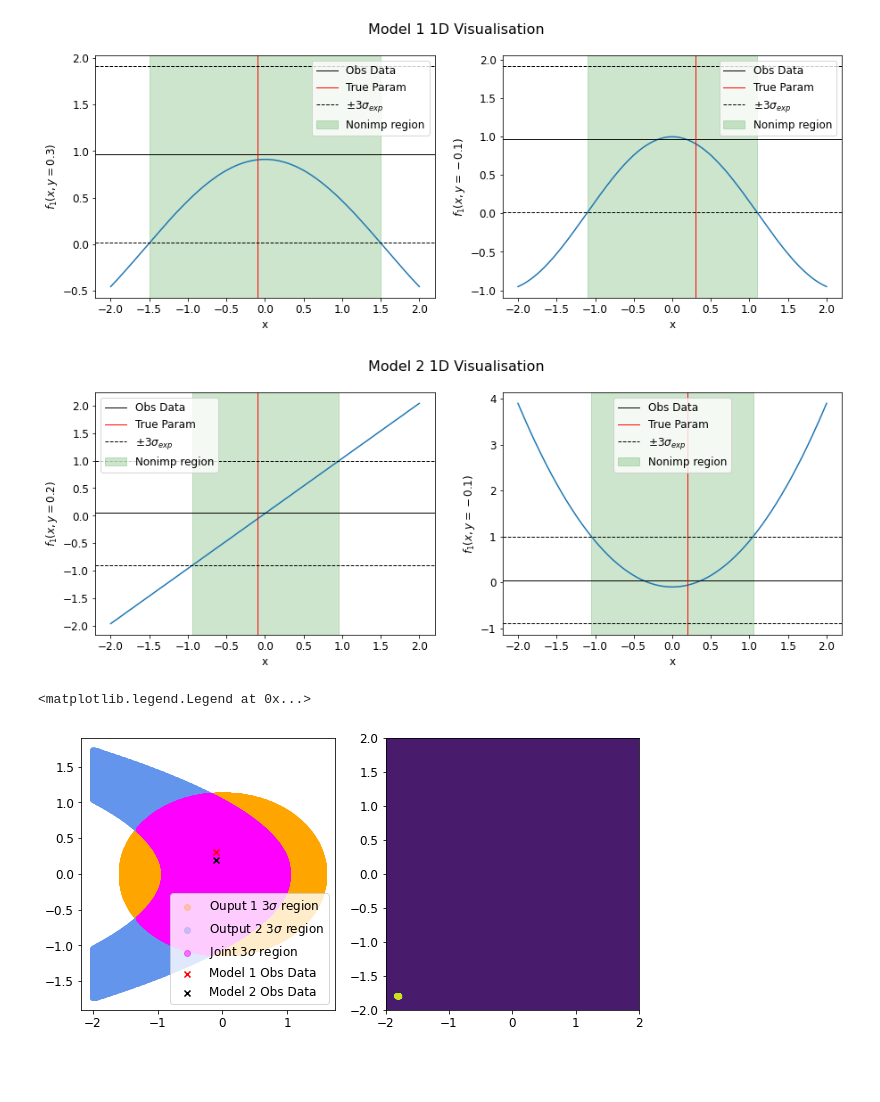
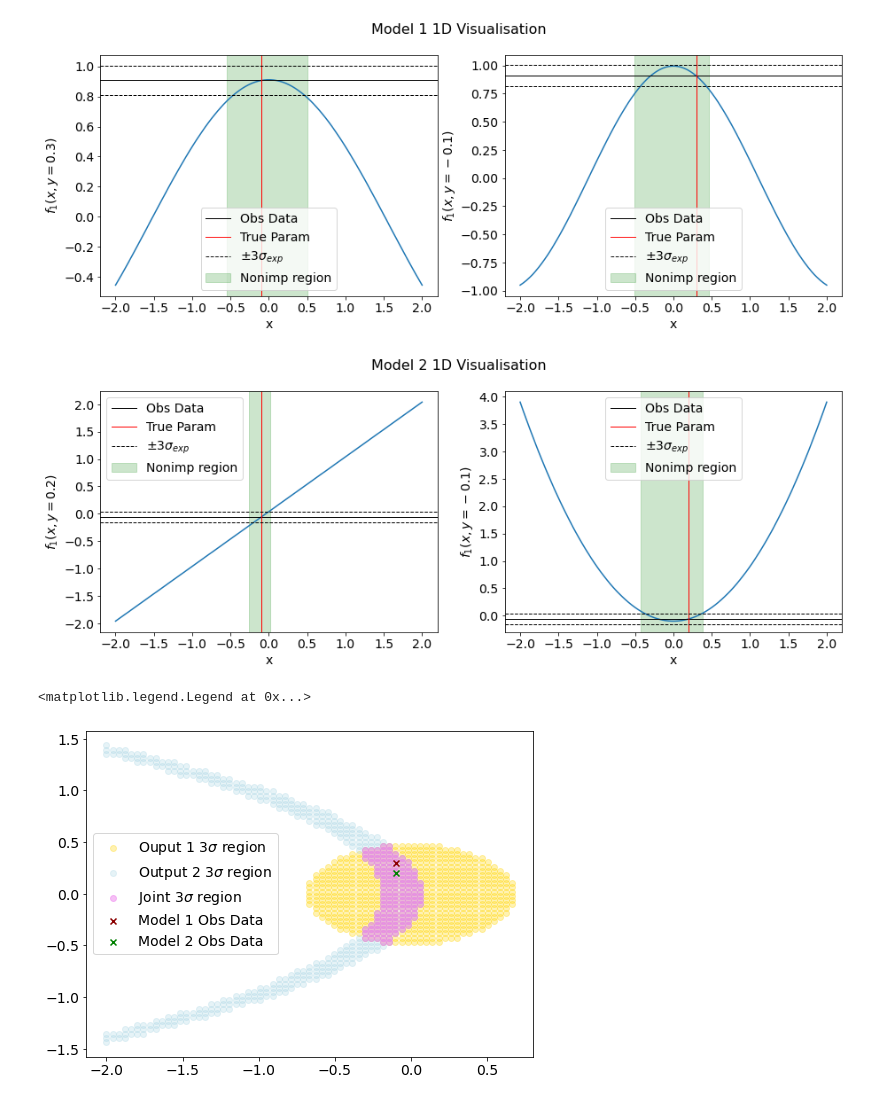
Before and after one commit to elliemay481/HistoryMatching, a Jupyter notebook: Prepackage/2D_2z_notebook.ipynb, the cells around one changed output. Drawn from its saved outputs; the diff is of its cells as text; code cells hidden in the pictures; blank space fills up the shorter version.

Commit message:
Fix cluster finding bug and add more visualisations

```diff
--- a/Prepackage/2D_2z_notebook.ipynb
+++ b/Prepackage/2D_2z_notebook.ipynb
@@ -2,9 +2,12 @@
 import numpy as np
 import matplotlib.pyplot as plt
 import random
-import matplotlib.gridspec as gridspec
 
-plt.rcParams.update({'font.size': 12})
+from scipy.interpolate import griddata
+
+plt.rcParams.update({'font.size': 14})
+
+random.seed(1)
 # %%
 # import internal files
 import emulator
@@ -30,17 +34,21 @@ x_bound = np.array([-2, 2]).reshape(1,-1)
 y_bound = np.array([-2, 2]).reshape(1,-1)
 input_bounds = np.concatenate((x_bound, y_bound), axis=0)
 
-xvals = np.linspace(input_bounds[0,0], input_bounds[0,1], 1000)
-yvals = np.linspace(input_bounds[1,0], input_bounds[1,1], 1000)
+xvals = np.linspace(input_bounds[0,0], input_bounds[0,1], 100)
+yvals = np.linspace(input_bounds[1,0], input_bounds[1,1], 100)
 # %%
 # for testing: true datapoints
 
 true_parameters_m1 = [-0.1, 0.3]
 true_parameters_m2 = [-0.1, 0.2]
 
-var_exp = 0.1        # observational uncertainty variance
+var_exp = 0.001        # observational uncertainty variance
 z_1 = model_eqn_1(*true_parameters_m1) + np.random.normal(0, var_exp) # observed datapoint
 z_2 = model_eqn_2(*true_parameters_m2) + np.random.normal(0, var_exp) # observed datapoint
+
+var_method = 0.001
+
+var_tot = var_exp + var_method
 # %%
 # simulation parameters
 Ntraining = 50          # number of training points
@@ -87,62 +97,50 @@ def plot_1D(variable, model, true_parameters, z, var_exp, ax):
 fig, (ax1, ax2) = plt.subplots(1,2, figsize=(15,5))
 fig.suptitle('Model 1 1D Visualisation', fontsize=16)
 
-plot_1D('x', model1, true_parameters_m1, z_1, var_exp, ax1)
-plot_1D('y', model1, true_parameters_m1, z_1, var_exp, ax2)
+plot_1D('x', model1, true_parameters_m1, z_1, var_tot, ax1)
+plot_1D('y', model1, true_parameters_m1, z_1, var_tot, ax2)
 # %% [output]
-[figure, old version]
+[figure, new version]
 # %%
 # visualise model 1
 
 fig, (ax1, ax2) = plt.subplots(1,2, figsize=(15,5))
 fig.suptitle('Model 2 1D Visualisation', fontsize=16)
 
-plot_1D('x', model2, true_parameters_m2, z_2, var_exp, ax1)
-plot_1D('y', model2, true_parameters_m2, z_2, var_exp, ax2)
+plot_1D('x', model2, true_parameters_m2, z_2, var_tot, ax1)
+plot_1D('y', model2, true_parameters_m2, z_2, var_tot, ax2)
 # %% [output]
-[figure, old version]
+[figure, new version]
 # %%
-fig, (ax1, ax2) = plt.subplots(1,2, figsize=(10,5))
+fig, ax1 = plt.subplots(1, figsize=(8,6))
 
 X, Y = np.meshgrid(xvals, yvals)
 func_1 = model1(X, Y)
 func_2 = model2(X, Y)
 xy_grid = np.zeros((len(xvals), len(yvals)))
 
 # plot all parameter values
 #ax1.scatter(X,Y, s=5, alpha=0.2)
 
 # find outputs which are within 3sigma of the observed datapoint
-idx_1 = np.argwhere(np.logical_and(func_1 > z_1-3*np.sqrt(var_exp), func_1 < z_1+3*np.sqrt(var_exp)))
-idx_2 = np.argwhere(np.logical_and(func_2 > z_2-3*np.sqrt(var_exp), func_2 < z_2+3*np.sqrt(var_exp)))
+idx_1 = np.argwhere(np.logical_and(func_1 > z_1-3*np.sqrt(var_tot), func_1 < z_1+3*np.sqrt(var_tot)))
+idx_2 = np.argwhere(np.logical_and(func_2 > z_2-3*np.sqrt(var_tot), func_2 < z_2+3*np.sqrt(var_tot)))
 
 # find joint 3sigma region
 idx_joint = np.array([x for x in set(tuple(x) for x in idx_1) & set(tuple(x) for x in idx_2)])
 
-#mean_idx = np.argwhere(np.diff(np.sign( func_grid - z_1)))
+# plot 3sigma range
+ax1.scatter(xvals[idx_1[:,1]], yvals[idx_1[:,0]], color='gold', alpha=0.3, label=r'Ouput 1 $3\sigma$ region')
+ax1.scatter(xvals[idx_2[:,1]], yvals[idx_2[:,0]], color='lightblue', alpha=0.3, label=r'Output 2 $3\sigma$ region')
+ax1.scatter(xvals[idx_joint[:,1]], yvals[idx_joint[:,0]], color='violet', alpha=0.5, label=r'Joint $3\sigma$ region')
 
-#idxtest = np.argwhere(func_grid > z_1-3*np.sqrt(var_exp))
 
-# plot 3sigma range
-ax1.scatter(xvals[idx_1[:,1]], yvals[idx_1[:,0]], color='orange', alpha=0.3, label=r'Ouput 1 $3\sigma$ region')
-ax1.scatter(xvals[idx_2[:,1]], yvals[idx_2[:,0]], color='cornflowerblue', alpha=0.3, label=r'Output 2 $3\sigma$ region')
-ax1.scatter(xvals[idx_joint[:,1]], yvals[idx_joint[:,0]], color='fuchsia', alpha=0.5, label=r'Joint $3\sigma$ region')
+ax1.scatter(true_parameters_m1[0], true_parameters_m1[1], marker='x', color='darkred', label='Model 1 Obs Data')
+ax1.scatter(true_parameters_m2[0], true_parameters_m2[1], marker='x', color='green', label='Model 2 Obs Data')
 
-#ax1.scatter(xvals[mean_idx[:,1]], yvals[mean_idx[:,0]], color='red', s = 1)
-
-for i in range(len(idx)):
-    xy_grid[idx[i,0], idx[i,1]] = 1
-
-#for i in range(len(mean_idx)):
-    #xy_grid[mean_idx[i,0], mean_idx[i,1]] = 2
-
-ax1.scatter(true_parameters_m1[0], true_parameters_m1[1], marker='x', color='red', label='Model 1 Obs Data')
-ax1.scatter(true_parameters_m2[0], true_parameters_m2[1], marker='x', color='black', label='Model 2 Obs Data')
-
-ax2.contourf(xvals, yvals, xy_grid, cmap='viridis')
 ax1.legend(loc='best')
 # %% [output]
 <matplotlib.legend.Legend at 0x...>
-[figure, old version]
+[figure, new version]
 # %%
 # create squared-exponential kernel
```
Also changed, not shown: parts of 7 cells of this notebook, 5 other files.
